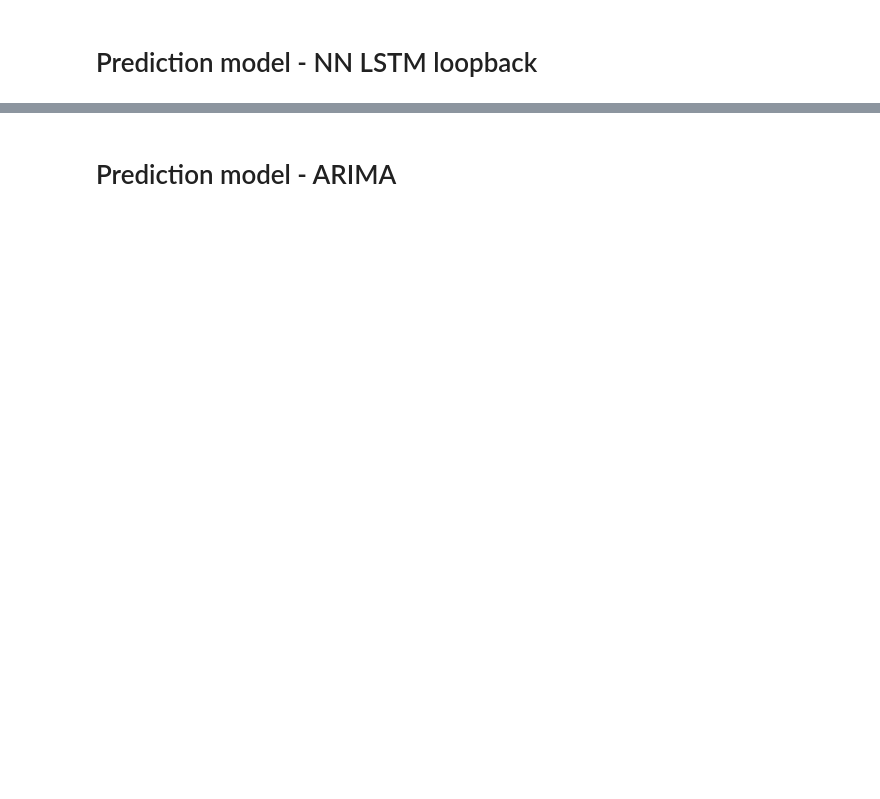
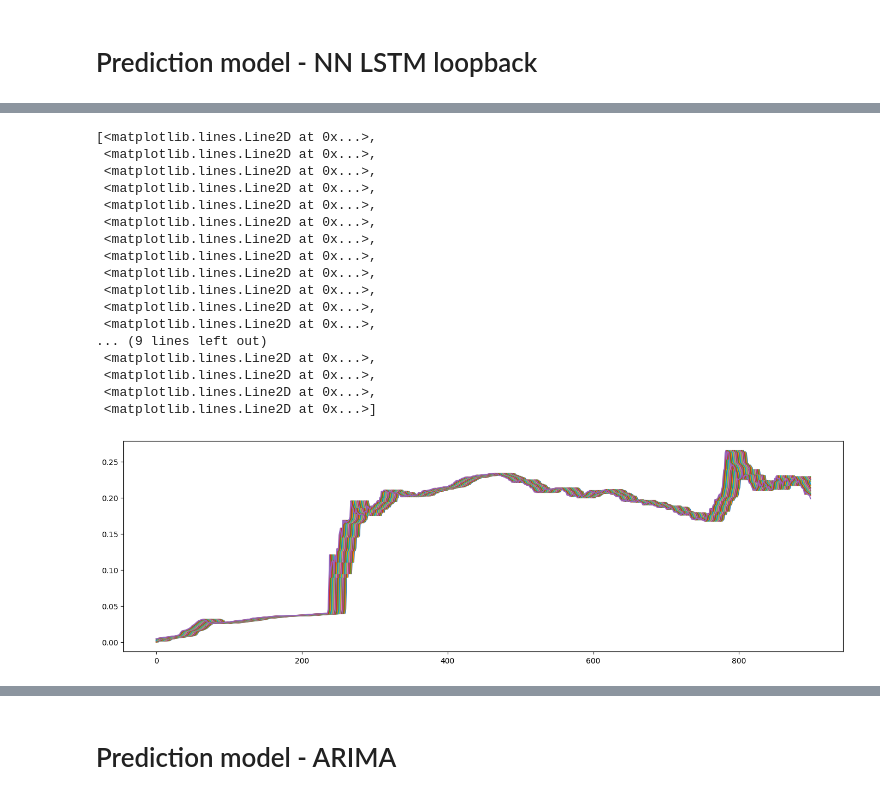
Before and after one commit to TAUforPython/machinelearning, a Jupyter notebook: NN LSTM ARIMA prediction timeseries.ipynb, the cells around one changed output, grey strips where cells are left out. Drawn from its saved outputs; the diff is of its cells as text; code cells hidden in the pictures; blank space fills up the shorter version.

```diff
--- a/NN LSTM ARIMA prediction timeseries.ipynb
+++ b/NN LSTM ARIMA prediction timeseries.ipynb
@@ -367,3 +367,25 @@ x_test, y_test = create_dataset(test_data, look_back=15)
 x_train = np.reshape(x_train, (x_train.shape[0], 1, x_train.shape[1]))
 x_test = np.reshape(x_test, (x_test.shape[0], 1, x_test.shape[1]))
+# %%
+plt.plot(x_train[:,0,:])
+#plt.plot(x_test[:,0,:])
+# %% [output]
+[<matplotlib.lines.Line2D at 0x...>,
+ <matplotlib.lines.Line2D at 0x...>,
+ <matplotlib.lines.Line2D at 0x...>,
+ <matplotlib.lines.Line2D at 0x...>,
+ <matplotlib.lines.Line2D at 0x...>,
+ <matplotlib.lines.Line2D at 0x...>,
+ <matplotlib.lines.Line2D at 0x...>,
+ <matplotlib.lines.Line2D at 0x...>,
+ <matplotlib.lines.Line2D at 0x...>,
+ <matplotlib.lines.Line2D at 0x...>,
+ <matplotlib.lines.Line2D at 0x...>,
+ <matplotlib.lines.Line2D at 0x...>,
+... (9 lines left out)
+ <matplotlib.lines.Line2D at 0x...>,
+ <matplotlib.lines.Line2D at 0x...>,
+ <matplotlib.lines.Line2D at 0x...>,
+ <matplotlib.lines.Line2D at 0x...>]
+[figure, added]
 # %%
```
Also changed, not shown: parts of 19 cells of this notebook.
